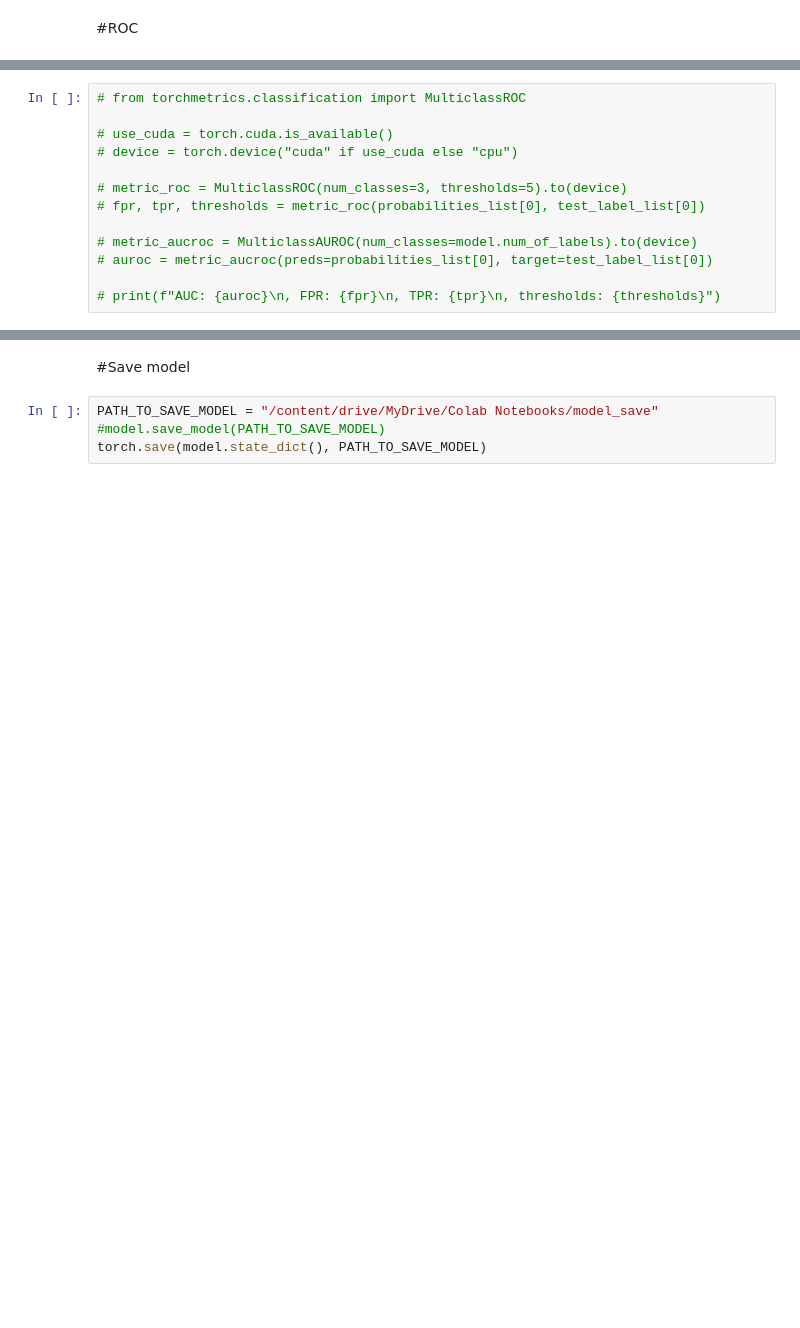
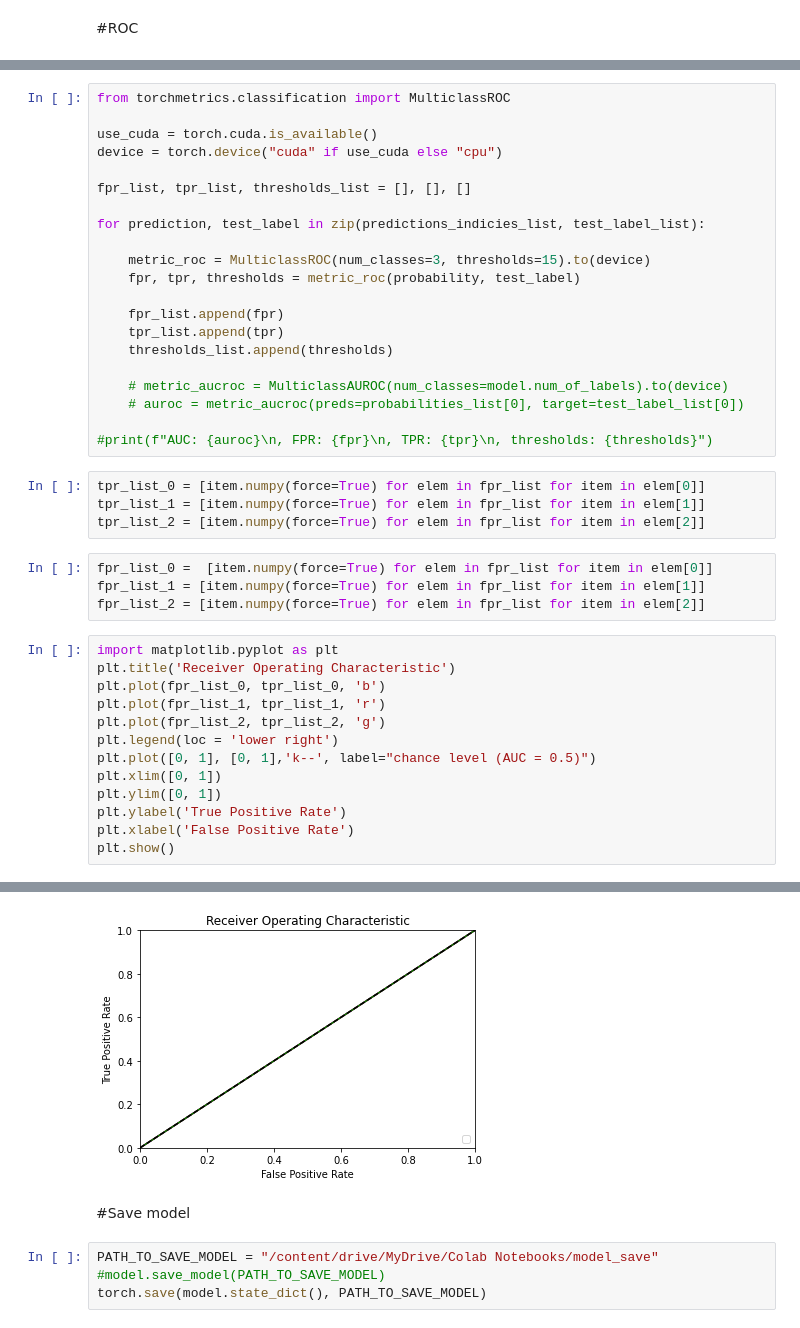
Before and after one commit to WiktorPieklik/Secure-Text-Classification, a Jupyter notebook: src/notebooks/bert_and_roberta.ipynb, the cells around one changed output, grey strips where cells are left out. Drawn from its saved outputs; the diff is of its cells as text; blank space fills up the shorter version.

```diff
--- a/src/notebooks/bert_and_roberta.ipynb
+++ b/src/notebooks/bert_and_roberta.ipynb
@@ -389,13 +398,43 @@ Test Accuracy:  0.993 | Test Recall:  0.995 | Test Precision:  0.995 |Test AUC:
 # %%
-# from torchmetrics.classification import MulticlassROC
+from torchmetrics.classification import MulticlassROC
 
-# use_cuda = torch.cuda.is_available()
-# device = torch.device("cuda" if use_cuda else "cpu")
+use_cuda = torch.cuda.is_available()
+device = torch.device("cuda" if use_cuda else "cpu")
 
-# metric_roc = MulticlassROC(num_classes=3, thresholds=5).to(device)
-# fpr, tpr, thresholds = metric_roc(probabilities_list[0], test_label_list[0])
+fpr_list, tpr_list, thresholds_list = [], [], []
 
-# metric_aucroc = MulticlassAUROC(num_classes=model.num_of_labels).to(device)
-# auroc = metric_aucroc(preds=probabilities_list[0], target=test_label_list[0])
+for prediction, test_label in zip(predictions_indicies_list, test_label_list):
 
-# print(f"AUC: {auroc}\n, FPR: {fpr}\n, TPR: {tpr}\n, thresholds: {thresholds}")
+    metric_roc = MulticlassROC(num_classes=3, thresholds=15).to(device)
+    fpr, tpr, thresholds = metric_roc(probability, test_label)
+
+    fpr_list.append(fpr)
+    tpr_list.append(tpr)
+    thresholds_list.append(thresholds)
+
+    # metric_aucroc = MulticlassAUROC(num_classes=model.num_of_labels).to(device)
+    # auroc = metric_aucroc(preds=probabilities_list[0], target=test_label_list[0])
+
+#print(f"AUC: {auroc}\n, FPR: {fpr}\n, TPR: {tpr}\n, thresholds: {thresholds}")
+# %%
+tpr_list_0 = [item.numpy(force=True) for elem in fpr_list for item in elem[0]]
+tpr_list_1 = [item.numpy(force=True) for elem in fpr_list for item in elem[1]]
+tpr_list_2 = [item.numpy(force=True) for elem in fpr_list for item in elem[2]]
+# %%
+fpr_list_0 =  [item.numpy(force=True) for elem in fpr_list for item in elem[0]]
+fpr_list_1 = [item.numpy(force=True) for elem in fpr_list for item in elem[1]]
+fpr_list_2 = [item.numpy(force=True) for elem in fpr_list for item in elem[2]]
+# %%
+import matplotlib.pyplot as plt
+plt.title('Receiver Operating Characteristic')
+plt.plot(fpr_list_0, tpr_list_0, 'b')
+plt.plot(fpr_list_1, tpr_list_1, 'r')
+plt.plot(fpr_list_2, tpr_list_2, 'g')
+plt.legend(loc = 'lower right')
+plt.plot([0, 1], [0, 1],'k--', label="chance level (AUC = 0.5)")
+plt.xlim([0, 1])
+plt.ylim([0, 1])
+plt.ylabel('True Positive Rate')
+plt.xlabel('False Positive Rate')
+plt.show()
+# %% [output]
@@ -402,3 +442,4 @@ Test Accuracy:  0.993 | Test Recall:  0.995 | Test Precision:  0.995 |Test AUC:
+[figure, added]
 # %% [markdown]
 #Save model
 # %%
```
Also changed, not shown: parts of 21 cells of this notebook.
